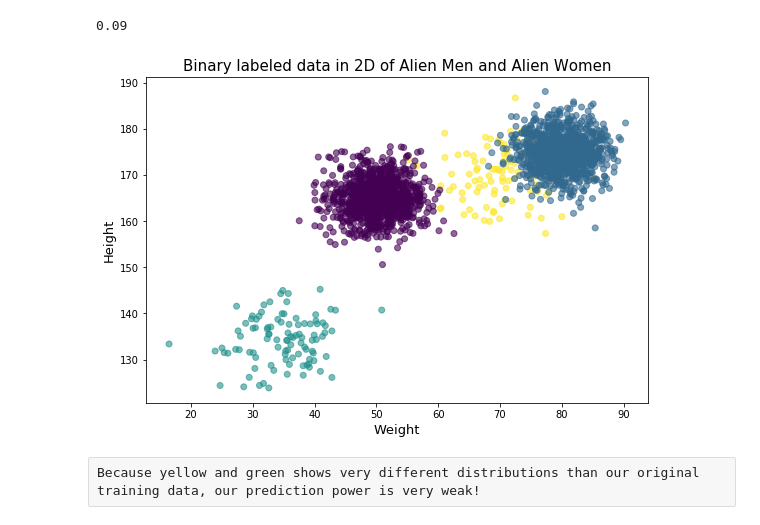
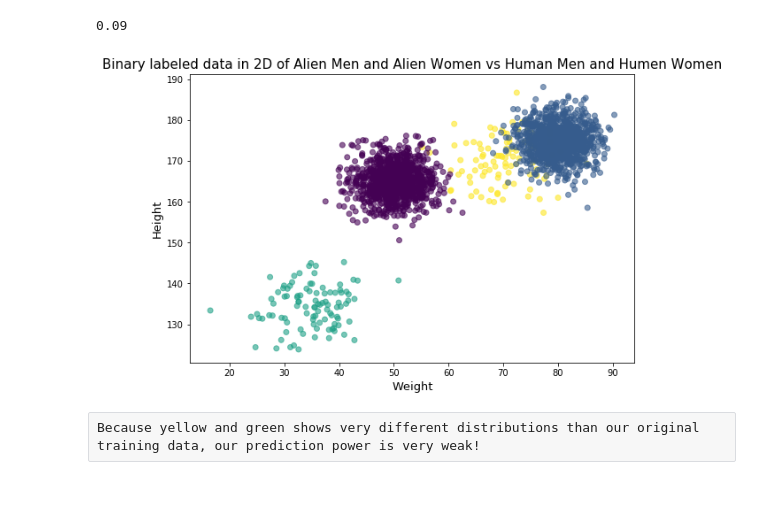
Before and after one commit to janrth/nearest_neighbor, a Jupyter notebook: nearest_neighbor.ipynb, the cells around one changed output. Cells and saved outputs as stored; diff of their text form; code cells hidden in the pictures; blank space fills up the shorter version.

Commit message:
modify plot

```diff
--- a/nearest_neighbor.ipynb
+++ b/nearest_neighbor.ipynb
@@ -72,18 +72,18 @@ acc
 # %%
 # We can visualize these data distributions
 w_label = w_label +1
 m_label = w_label +3
 
 features_test, labels_test = y.stacking(w_data,w_label,m_data,m_label)
 features_all, labels_all = y.stacking(features_test, labels_test,features_train, labels_train)
 
 plt.figure(figsize=(9, 6))
 plt.scatter(features_all[:, 0], features_all[:, 1],
             c = labels_all, alpha = .6);
-plt.title("Binary labeled data in 2D of Alien Men and Alien Women", size=15);
+plt.title("Binary labeled data in 2D of Alien Men and Alien Women vs Human Men and Humen Women", size=15);
 plt.xlabel("Weight", size=13);
 plt.ylabel("Height", size=13);
 # %% [output]
-[figure, old version]
+[figure, new version]
 # %% [raw]
 Because yellow and green shows very different distributions than our original training data, our prediction power is very weak!
```
